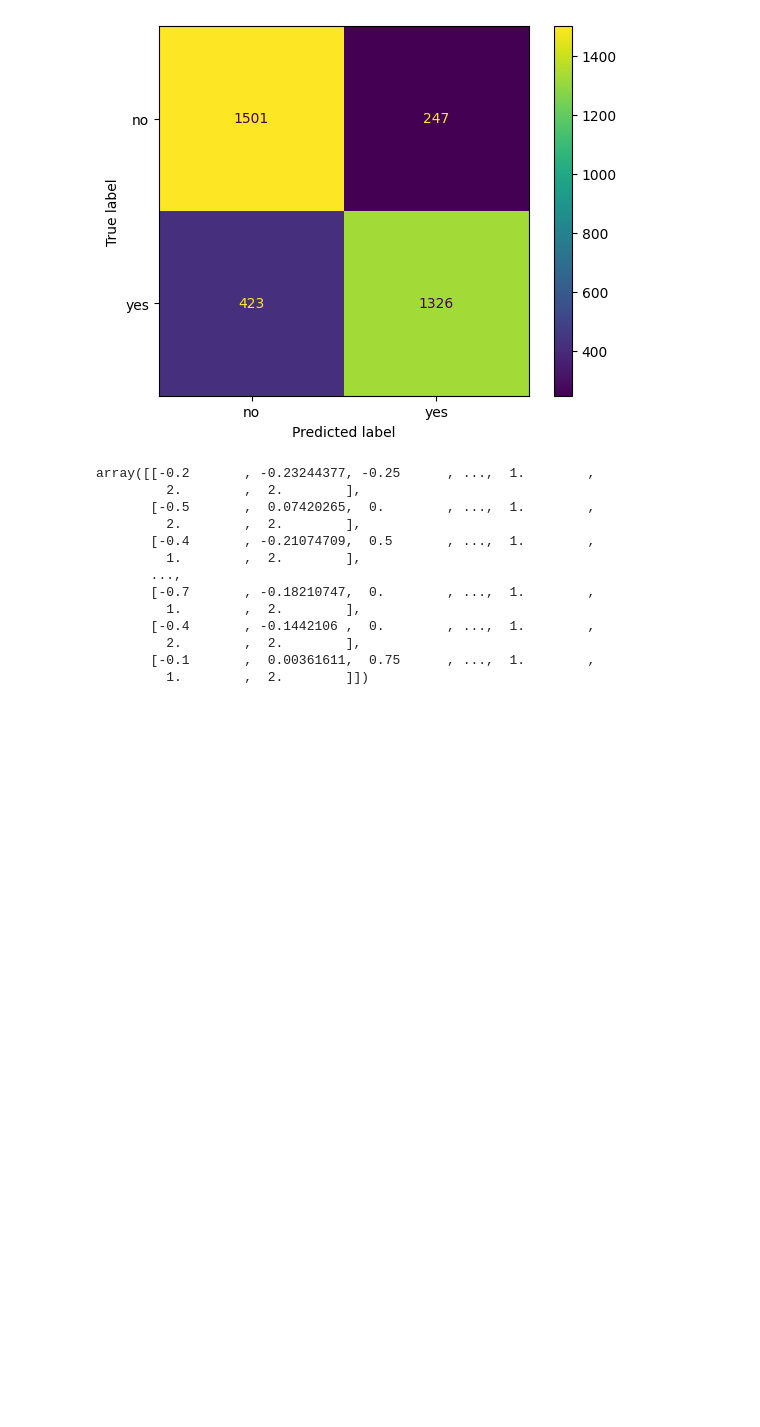
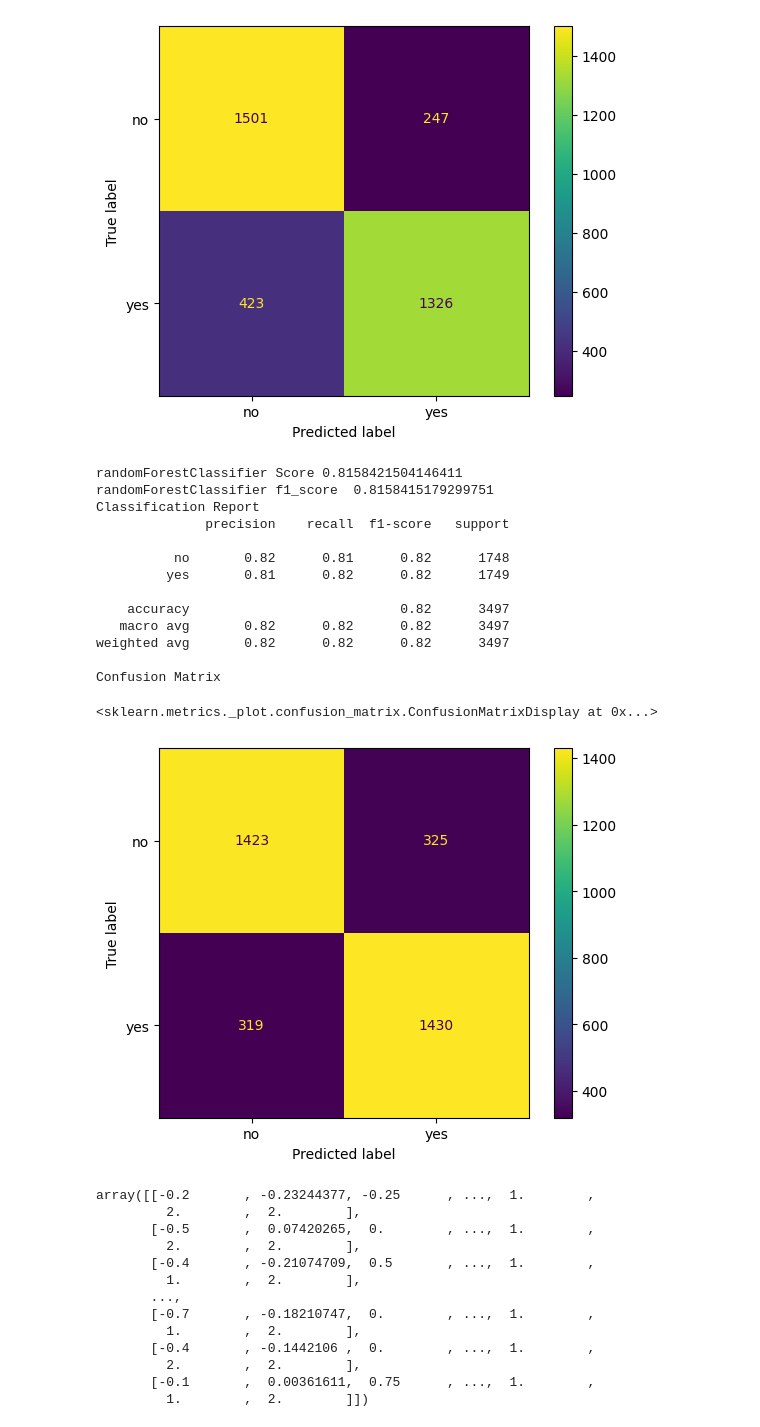
Before and after one commit to linisha04/Predict-the-Success-of-Bank-telemarketing, a Jupyter notebook: liniiiii.ipynb, the cells around one changed output. Cells and saved outputs as stored; diff of their text form; code cells hidden in the pictures; blank space fills up the shorter version.

Commit message:
Kaggle Notebook | 22f2000254-notebook-t32024 | 31-randomForestClassifier-under

```diff
--- a/liniiiii.ipynb
+++ b/liniiiii.ipynb
@@ -893,7 +893,7 @@ from imblearn.pipeline import Pipeline
 
 from sklearn.metrics import classification_report , confusion_matrix , ConfusionMatrixDisplay
 
-logistic = LogisticRegressionCV(cv=5, random_state=1 ,solver='liblinear' , class_weight='balanced' , max_iter=500 , penalty='l1' ,Cs=[0.0001, 0.001, 0.01, 0.1, 1, 10, 100] )
+logistic = LogisticRegressionCV(cv=5, random_state=1 ,solver='liblinear' , class_weight='balanced' , max_iter=1000 , penalty='l1' ,Cs=[0.0001, 0.001, 0.01, 0.1, 1, 10, 100] )
 
 # logistic=Pipeline(steps=[('col_transformer',col_transformer),('logisticRegressionCV',logisticRegressionCV)])
 
@@ -1141,17 +1105,42 @@ Confusion Matrix
 # print("Cross-validation F1 scores: ", cv_scores)
 # print("Mean cross-validation F1 score: ", cv_scores.mean())
 # %%
-# from sklearn.ensemble import RandomForestClassifier
+from sklearn.ensemble import RandomForestClassifier
 
 # randomForestClassifier=Pipeline([('col_transformer',col_transformer),('randomForest',RandomForestClassifier(random_state=1))])
-# randomForestClassifier.fit(xtrain, ytrain)
+randomForestClassifier=RandomForestClassifier(random_state=1 , n_estimators=150, max_depth=5 , min_samples_split=3 , min_samples_leaf=3)
+randomForestClassifier.fit(xtrain, ytrain)
 
-# ypredicted_rf=randomForestClassifier.predict(xtest)
+ypredicted_rf=randomForestClassifier.predict(xtest)
 
-# print(   'randomForestClassifier Score'   ,  randomForestClassifier.score(xtest,ytest)  )
+print(   'randomForestClassifier Score'   ,  randomForestClassifier.score(xtest,ytest)  )
 
 
-# print(   'randomForestClassifier f1_score '  ,     f1_score(ytest, ypredicted_rf  , average='weighted')    )
+print(   'randomForestClassifier f1_score '  ,     f1_score(ytest, ypredicted_rf  , average='weighted')    )
+
+print('Classification Report')
+
+print(classification_report(ytest ,ypredicted_rf))
+
+print('Confusion Matrix')
+
+ConfusionMatrixDisplay.from_estimator(randomForestClassifier,xtest,ytest)
+# %% [output]
+randomForestClassifier Score 0.8158421504146411
+randomForestClassifier f1_score  0.8158415179299751
+Classification Report
+              precision    recall  f1-score   support
+
+          no       0.82      0.81      0.82      1748
+         yes       0.81      0.82      0.82      1749
+
+    accuracy                           0.82      3497
+   macro avg       0.82      0.82      0.82      3497
+weighted avg       0.82      0.82      0.82      3497
+
+Confusion Matrix
+<sklearn.metrics._plot.confusion_matrix.ConfusionMatrixDisplay at 0x...>
+[figure, added]
 # %%
 test
 # %% [output]
```
Also changed, not shown: parts of 3 cells of this notebook.
